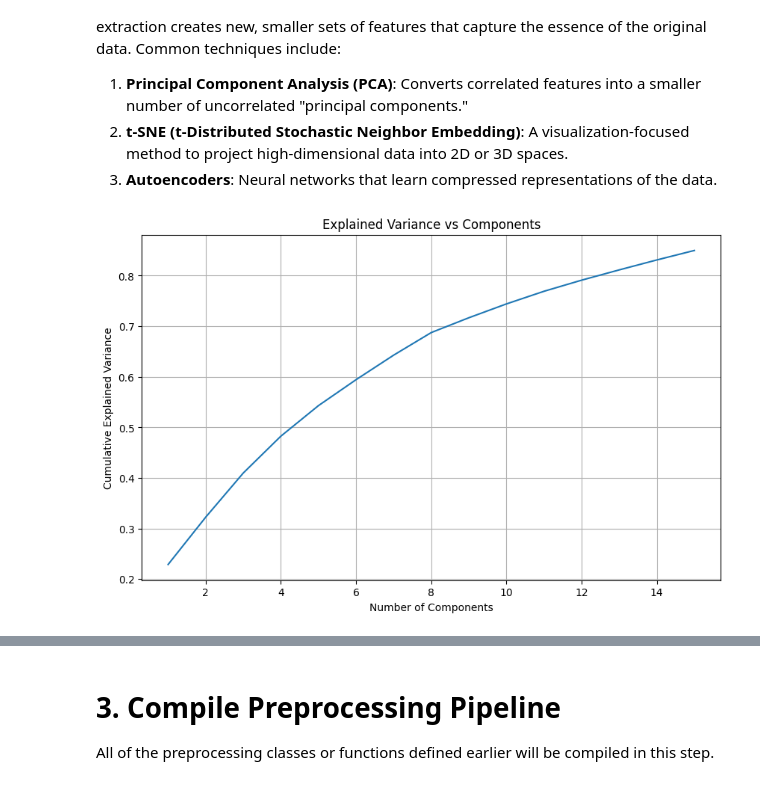
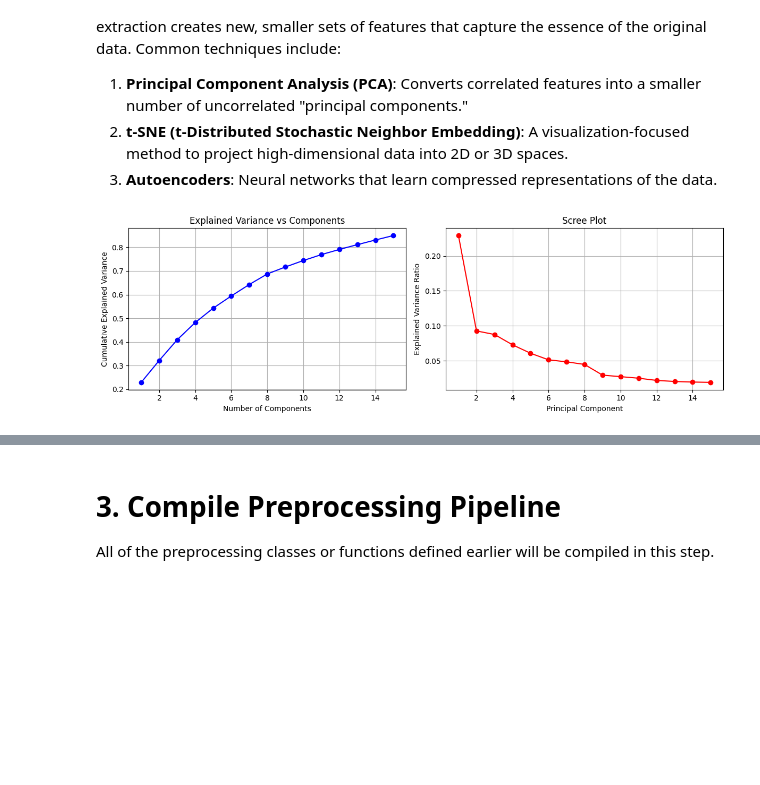
Before and after one commit to rizqikapratamaa/Tubes2_AI_atk_hlic, a Jupyter notebook: src/notebook.ipynb, the cells around one changed output, grey strips where cells are left out. Drawn from its saved outputs; the diff is of its cells as text; code cells hidden in the pictures; blank space fills up the shorter version.

```diff
--- a/src/notebook.ipynb
+++ b/src/notebook.ipynb
@@ -264,23 +309,22 @@ The choice of imputation method should be guided by the nature of your data, the
 # %%
 def handle_missing_data(df):
-    """
-    Handle missing values in the network traffic dataset
-    """
     print("Before handling missing values:")
     print(df.isnull().sum()[df.isnull().sum() > 0])
 
     # Make a copy to avoid modifying original
     df_clean = df.copy()
 
+    # Separate columns by type
+    numeric_cols = df_clean.select_dtypes(include=['float64', 'int64']).columns
+    categorical_cols = df_clean.select_dtypes(include=['object']).columns
+
     # 1. Handle numeric features
-    numeric_cols = df_clean.select_dtypes(include=['float64', 'int64']).columns
     for col in numeric_cols:
         if df_clean[col].isnull().sum() > 0:
             # Use median for features with outliers
             df_clean[col] = df_clean[col].fillna(df_clean[col].median())
 
     # 2. Handle categorical features
-    categorical_cols = df_clean.select_dtypes(include=['object']).columns
     for col in categorical_cols:
         if df_clean[col].isnull().sum() > 0:
             # Use mode for categorical
@@ -292,6 +336,6 @@ def handle_missing_data(df):
     return df_clean
 
 # Apply missing data handling
-train_df_clean = handle_missing_data(train_df)
+train_df_clean = handle_missing_data(train_set)
 # %% [output]
 Before handling missing values:
@@ -626,7 +676,6 @@ from sklearn.preprocessing import StandardScaler
 from sklearn.decomposition import PCA
 import pandas as pd
 import numpy as np
-import matplotlib.pyplot as plt
 
 class NetworkDimensionalityReducer(BaseEstimator, TransformerMixin):
     def __init__(self, n_components=15):
@@ -637,79 +686,76 @@ class NetworkDimensionalityReducer(BaseEstimator, TransformerMixin):
 
     def fit(self, X, y=None):
         """Learn PCA parameters from training data"""
-        # Store feature names
         self.feature_names_ = X.select_dtypes(include=['float64', 'int64']).columns
         X_numeric = X[self.feature_names_]
-
-        # Fit scaler and PCA
         X_scaled = self.scaler.fit_transform(X_numeric)
         self.pca.fit(X_scaled)
-
         return self
 
     def transform(self, X):
         """Apply PCA transformation"""
         X_numeric = X[self.feature_names_]
         X_scaled = self.scaler.transform(X_numeric)
         X_pca = self.pca.transform(X_scaled)
-
-        # Return as dataframe
         return pd.DataFrame(
             X_pca,
             columns=[f'PC{i+1}' for i in range(self.n_components)],
             index=X.index
         )
 
-    def plot_explained_variance(self):
-        """Plot explained variance ratio"""
-        plt.figure(figsize=(10, 6))
+    def plot_analysis(self):
+        # 1. Explained Variance Plot
+        plt.figure(figsize=(12, 4))
+        plt.subplot(121)
         cumsum = np.cumsum(self.pca.explained_variance_ratio_)
-        plt.plot(range(1, len(cumsum) + 1), cumsum)
+        plt.plot(range(1, len(cumsum) + 1), cumsum, 'bo-')
         plt.xlabel('Number of Components')
         plt.ylabel('Cumulative Explained Variance')
         plt.title('Explained Variance vs Components')
         plt.grid(True)
+
+        # 2. Scree Plot
+        plt.subplot(122)
+        plt.plot(range(1, len(self.pca.explained_variance_ratio_) + 1),
+                self.pca.explained_variance_ratio_, 'ro-')
+        plt.xlabel('Principal Component')
+        plt.ylabel('Explained Variance Ratio')
+        plt.title('Scree Plot')
+        plt.grid(True)
+        plt.tight_layout()
         plt.show()
 
-    def get_feature_importance(self):
-        """Get feature importance for components"""
-        return pd.DataFrame(
+        # 3. Feature Importance Heatmap
+        plt.figure(figsize=(12, 8))
+        feature_importance = pd.DataFrame(
             self.pca.components_.T,
             columns=[f'PC{i+1}' for i in range(self.n_components)],
             index=self.feature_names_
         )
+        sns.heatmap(feature_importance, cmap='coolwarm', center=0)
+        plt.title('Feature Importance in Principal Components')
+        plt.tight_layout()
+        plt.show()
 
-    def print_explained_variance(self):
-        """Print explained variance ratios and cumulative explained variance"""
-        explained_variance_ratio = self.pca.explained_variance_ratio_
-        cumulative_variance = np.cumsum(explained_variance_ratio)
+        # Print numerical results
+        print("\nExplained Variance Ratios:")
+        for i, ratio in enumerate(self.pca.explained_variance_ratio_, 1):
+            print(f"PC{i}: {ratio:.4f} ({cumsum[i-1]:.4f} cumulative)")
 
-        print("Explained Variance Ratio per Principal Component:")
-        for i, ratio in enumerate(explained_variance_ratio, start=1):
-            print(f"  PC{i}: {ratio:.4f}")
+        # Top contributing features
+        print("\nTop 5 Contributing Features per Component:")
+        for i in range(3):  # Show for first 3 PCs
+            print(f"\nPC{i+1}:")
+            pc_loadings = pd.Series(
+                self.pca.components_[i],
+                index=self.feature_names_
+            ).abs()
+            print(pc_loadings.nlargest(5))
 
-        print("\nCumulative Explained Variance:")
-        for i, cumsum in enumerate(cumulative_variance, start=1):
-            print(f"  PC1 to PC{i}: {cumsum:.4f}")
-
-# Create reducer with 15 components
+# Usage
 reducer = NetworkDimensionalityReducer(n_components=15)
-
-# Step 1: Fit the reducer to learn parameters
 reducer.fit(train_df_clean)
-
-# Step 2: Transform the data using learned parameters
 X_reduced = reducer.transform(train_df_clean)
-
-# Visualizations
-reducer.plot_explained_variance()
-
-# Print explained variance ratios and cumulative explained variance
-reducer.print_explained_variance()
-
-# Feature importance
-feature_importance = reducer.get_feature_importance()
-print("\nTop features by importance:")
-print(feature_importance.abs().mean(axis=1).sort_values(ascending=False).head())
+reducer.plot_analysis()
 # %% [output]
-[figure, old version]
+[figure, new version]
```
Also changed, not shown: parts of 14 cells of this notebook.
